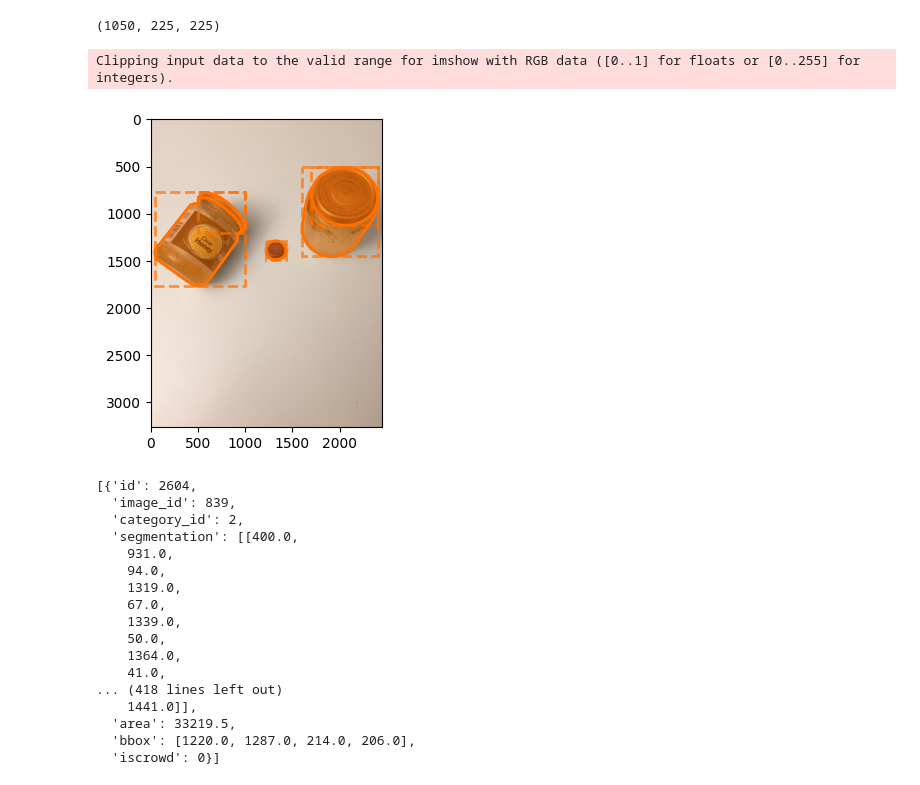
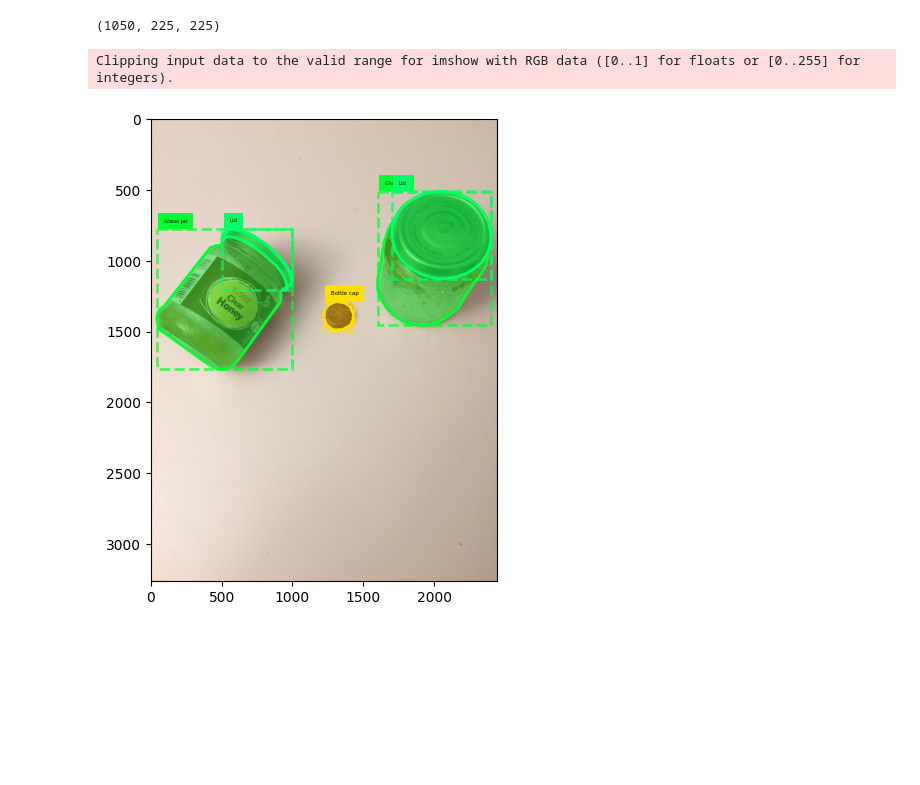
Before and after one commit to R0ner/02514-DL-in-CV, a Jupyter notebook: Project4/0_dset_unit_test-rse.ipynb, the cells around one changed output. Drawn from its saved outputs; the diff is of its cells as text; code cells hidden in the pictures; blank space fills up the shorter version.

Commit message:
added labels to annotation plot

```diff
--- a/Project4/0_dset_unit_test-rse.ipynb
+++ b/Project4/0_dset_unit_test-rse.ipynb
@@ -123,29 +123,9 @@ len(train_dataset), len(val_dataset), len(test_dataset)
 # %%
 im, target = train_dataset[0]
 im = standardize_inv(im)
-fig, ax = plt.subplots(1, 1, figsize=(4, 4))
+fig, ax = plt.subplots(1, 1, figsize=(6, 6))
 ax.imshow(np.moveaxis(im.numpy(), 0, 2))
-show_annotation(target, ax)
+show_annotation(target, ax, names=train_dataset.cat_names)
 # %% [output]
 Clipping input data to the valid range for imshow with RGB data ([0..1] for floats or [0..255] for integers).
-[figure, old version]
+[figure, new version]
-# %%
-target
-# %% [output]
-[{'id': 2604,
-  'image_id': 839,
-  'category_id': 2,
-  'segmentation': [[400.0,
-    931.0,
-    94.0,
-    1319.0,
-    67.0,
-    1339.0,
-    50.0,
-    1364.0,
-    41.0,
-... (418 lines left out)
-    1441.0]],
-  'area': 33219.5,
-  'bbox': [1220.0, 1287.0, 214.0, 206.0],
-  'iscrowd': 0}]
```
Also changed, not shown: parts of 4 cells of this notebook, 2 other files.
